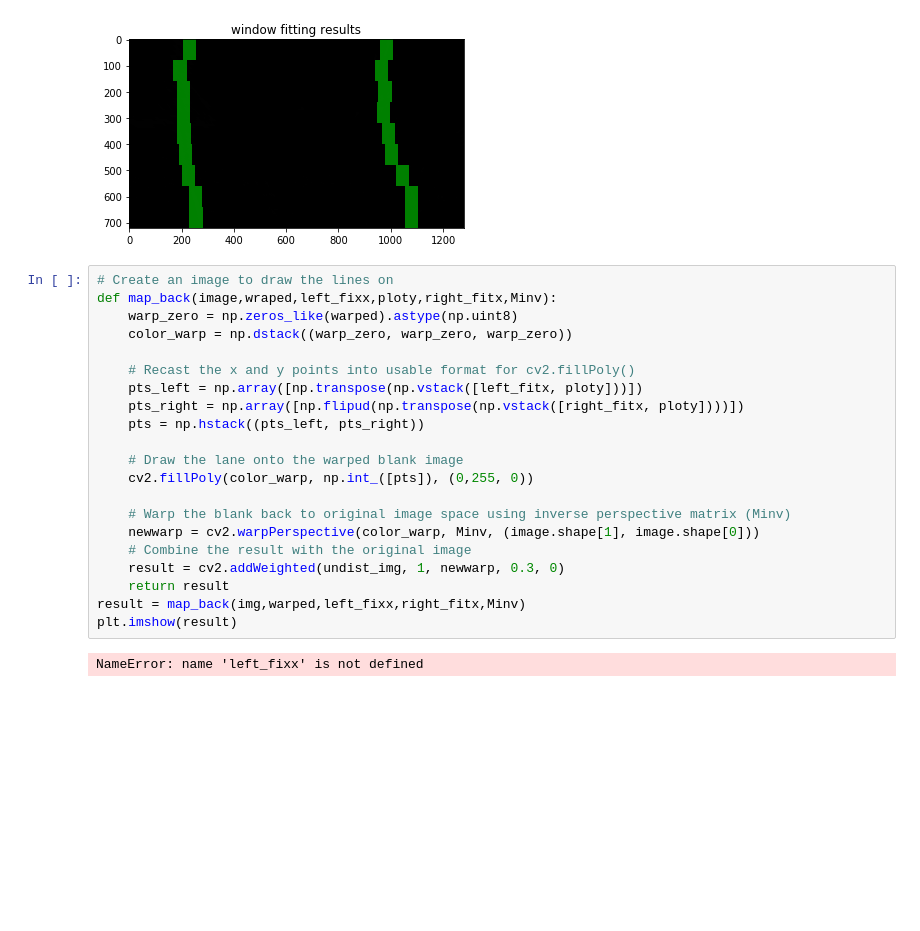
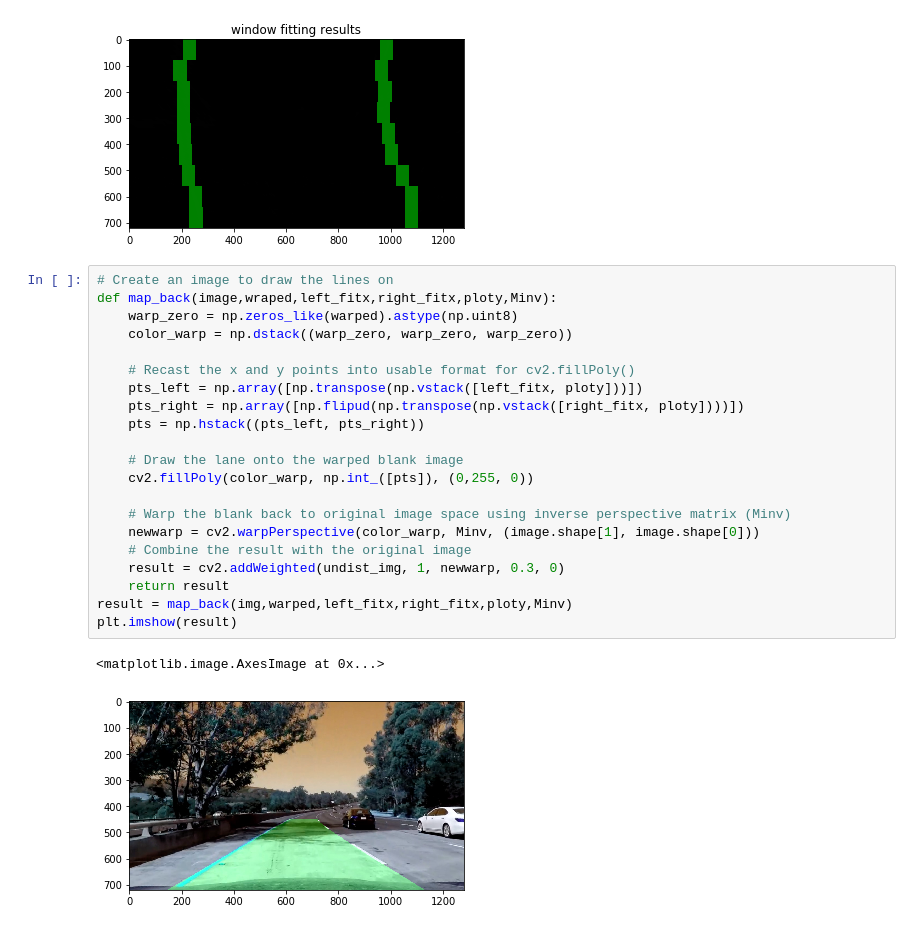
Before and after one commit to sunnyelf828/SelfDrivingCar-P4-AdvancedLaneFinding, a Jupyter notebook: Advanced_Lane_Lines.ipynb, the cells around one changed output. Saved outputs shown, nothing was run; the diff lists cells and outputs as text; blank space fills up the shorter version.

```diff
--- a/Advanced_Lane_Lines.ipynb
+++ b/Advanced_Lane_Lines.ipynb
@@ -427,24 +427,25 @@ plt.show()
 [figure]
 # %%
 # Create an image to draw the lines on
-def map_back(image,wraped,left_fixx,ploty,right_fitx,Minv):
+def map_back(image,wraped,left_fitx,right_fitx,ploty,Minv):
     warp_zero = np.zeros_like(warped).astype(np.uint8)
     color_warp = np.dstack((warp_zero, warp_zero, warp_zero))
 
     # Recast the x and y points into usable format for cv2.fillPoly()
     pts_left = np.array([np.transpose(np.vstack([left_fitx, ploty]))])
     pts_right = np.array([np.flipud(np.transpose(np.vstack([right_fitx, ploty])))])
     pts = np.hstack((pts_left, pts_right))
 
     # Draw the lane onto the warped blank image
     cv2.fillPoly(color_warp, np.int_([pts]), (0,255, 0))
 
     # Warp the blank back to original image space using inverse perspective matrix (Minv)
     newwarp = cv2.warpPerspective(color_warp, Minv, (image.shape[1], image.shape[0]))
     # Combine the result with the original image
     result = cv2.addWeighted(undist_img, 1, newwarp, 0.3, 0)
     return result
-result = map_back(img,warped,left_fixx,right_fitx,Minv)
+result = map_back(img,warped,left_fitx,right_fitx,ploty,Minv)
 plt.imshow(result)
 # %% [output]
-NameError: name 'left_fixx' is not defined
+<matplotlib.image.AxesImage at 0x...>
+[figure, added]
```
